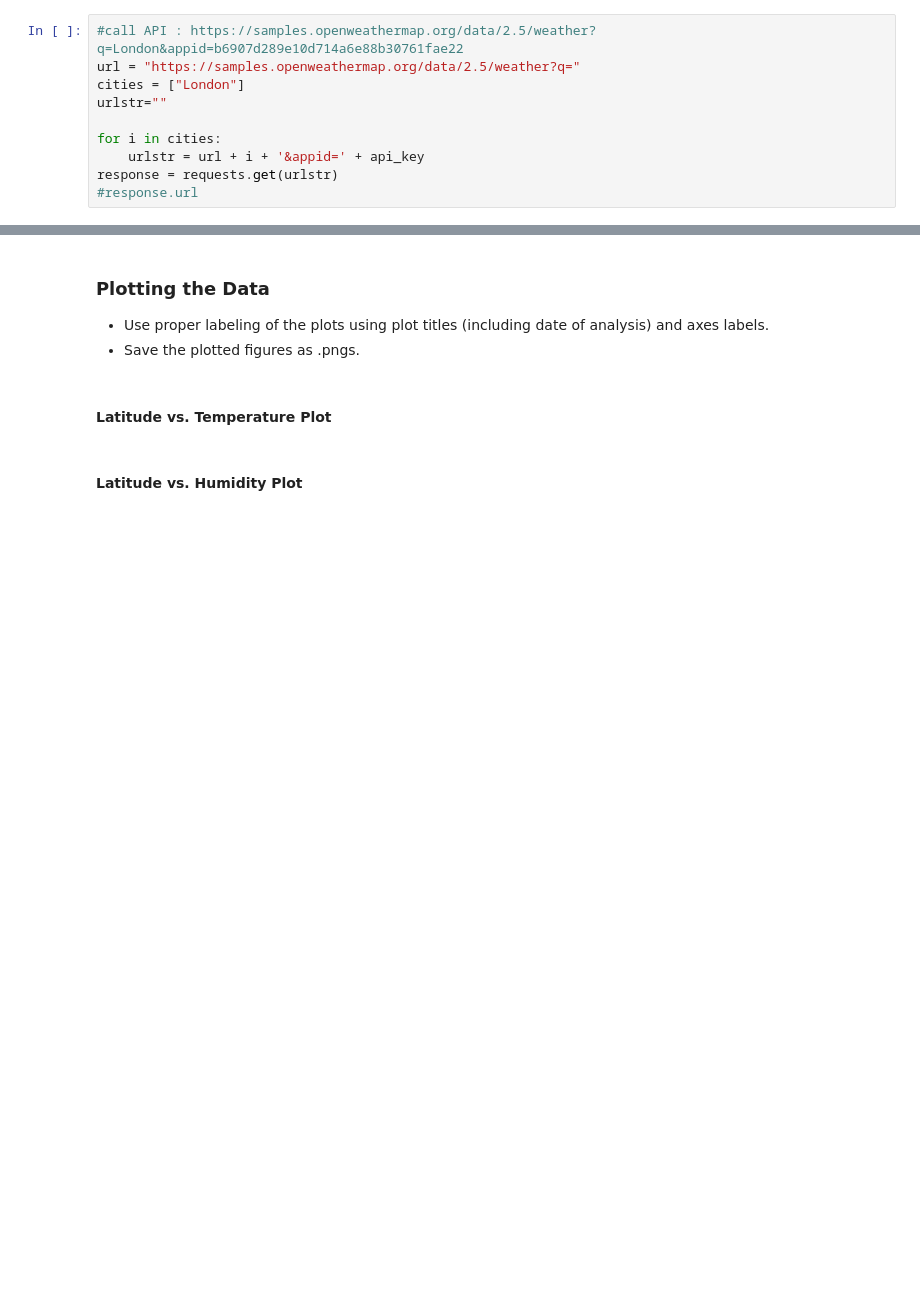
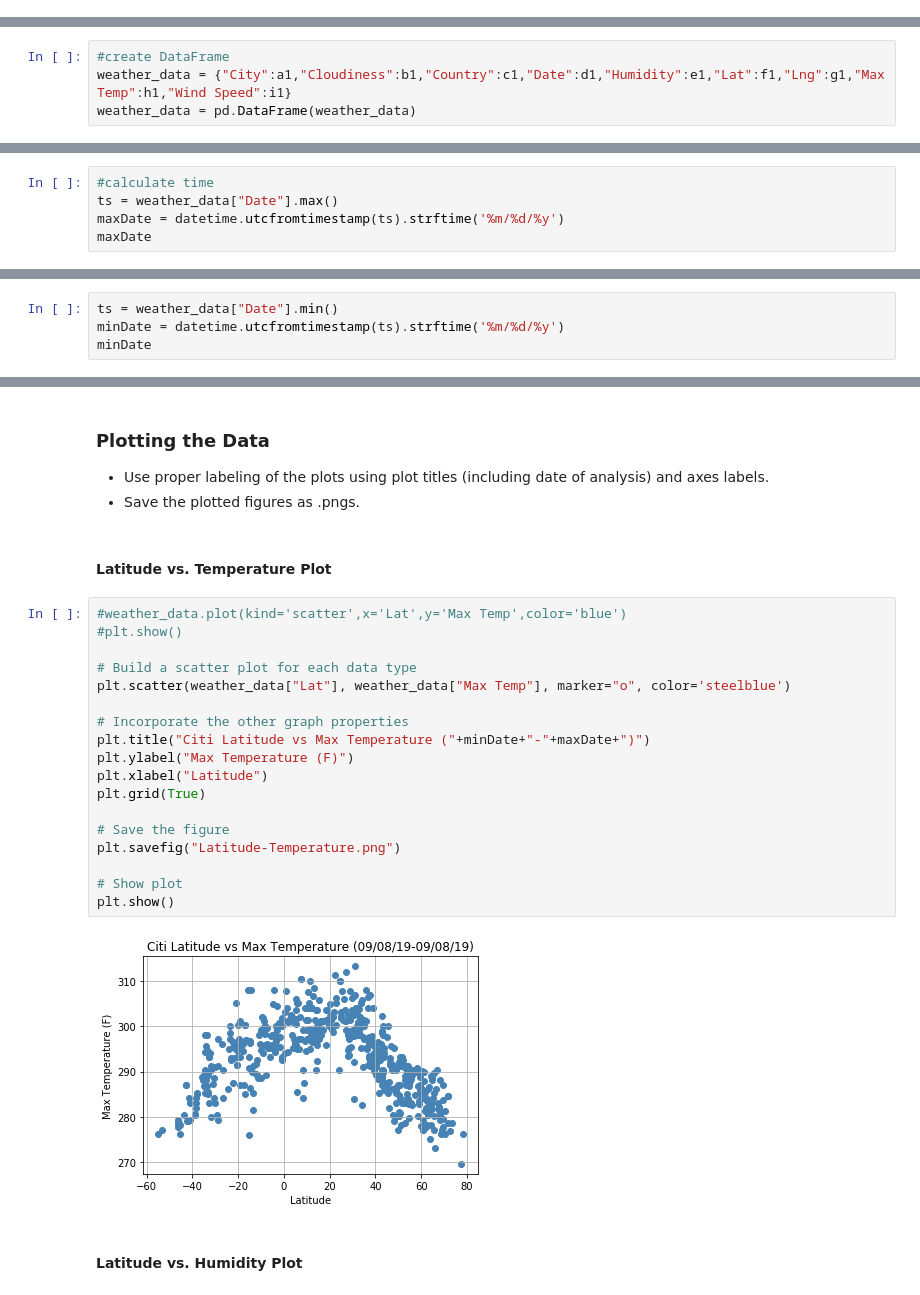
Before and after one commit to klhi3/api-challenge, a Jupyter notebook: WeatherPy.ipynb, the cells around one changed output, grey strips where cells are left out. Drawn from its saved outputs; the diff is of its cells as text; blank space fills up the shorter version.

```diff
--- a/WeatherPy.ipynb
+++ b/WeatherPy.ipynb
@@ -61,13 +66,3 @@ len(cities)
 ### Perform API Calls
 * Perform a weather check on each city using a series of successive API calls.
 * Include a print log of each city as it'sbeing processed (with the city number and city name).
-# %%
-#call API : https://samples.openweathermap.org/data/2.5/weather?q=London&appid=b6907d289e10d714a6e88b30761fae22
-url = "https://samples.openweathermap.org/data/2.5/weather?q="
-cities = ["London"]
-urlstr=""
-
-for i in cities:
-    urlstr = url + i + '&appid=' + api_key
-response = requests.get(urlstr)
-#response.url
@@ -117,3 +161,7 @@ len(city_data)
 ### Convert Raw Data to DataFrame
 * Export the city data into a .csv.
 * Display the DataFrame
+# %%
+#create DataFrame
+weather_data = {"City":a1,"Cloudiness":b1,"Country":c1,"Date":d1,"Humidity":e1,"Lat":f1,"Lng":g1,"Max Temp":h1,"Wind Speed":i1}
+weather_data = pd.DataFrame(weather_data)
@@ -119,0 +185,5 @@ len(city_data)
+# %%
+#calculate time
+ts = weather_data["Date"].max()
+maxDate = datetime.utcfromtimestamp(ts).strftime('%m/%d/%y')
+maxDate
@@ -119,0 +192,4 @@ len(city_data)
+# %%
+ts = weather_data["Date"].min()
+minDate = datetime.utcfromtimestamp(ts).strftime('%m/%d/%y')
+minDate
@@ -123,5 +201,25 @@ len(city_data)
 * Save the plotted figures as .pngs.
 # %% [markdown]
 #### Latitude vs. Temperature Plot
+# %%
+#weather_data.plot(kind='scatter',x='Lat',y='Max Temp',color='blue')
+#plt.show()
+
+# Build a scatter plot for each data type
+plt.scatter(weather_data["Lat"], weather_data["Max Temp"], marker="o", color='steelblue')
+
+# Incorporate the other graph properties
+plt.title("Citi Latitude vs Max Temperature ("+minDate+"-"+maxDate+")")
+plt.ylabel("Max Temperature (F)")
+plt.xlabel("Latitude")
+plt.grid(True)
+
+# Save the figure
+plt.savefig("Latitude-Temperature.png")
+
+# Show plot
+plt.show()
+# %% [output]
+[figure, added]
 # %% [markdown]
 #### Latitude vs. Humidity Plot
```
Also changed, not shown: parts of 12 cells of this notebook, 5 other files.
